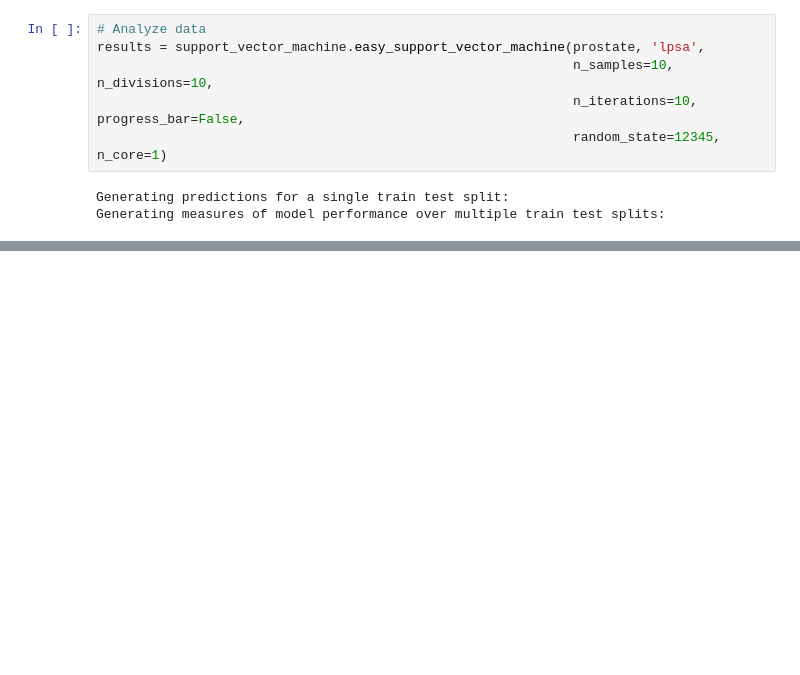
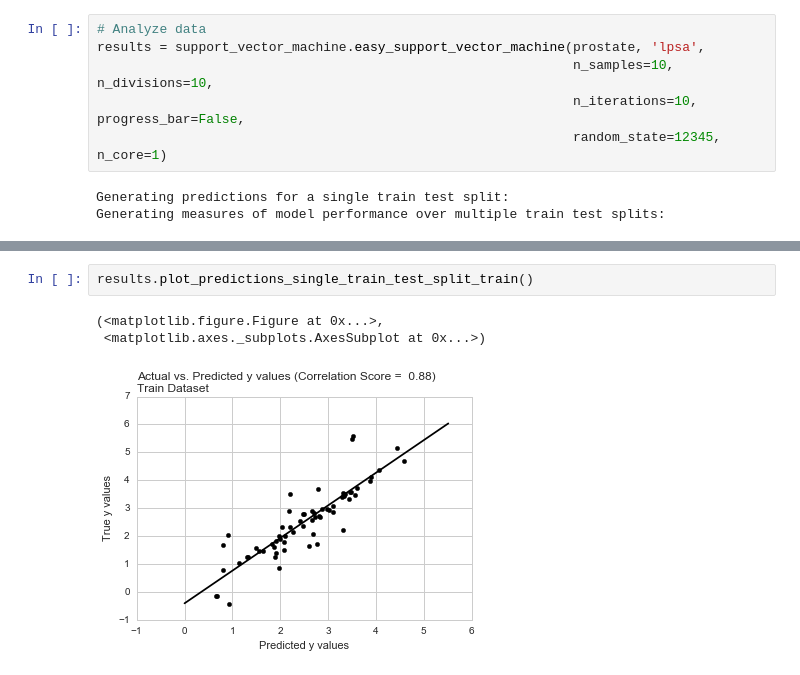
Before and after one commit to CCS-Lab/easyml, a Jupyter notebook: Python/docs/vignettes/prostate.ipynb, the cells around one changed output, grey strips where cells are left out. Cells and saved outputs as stored; diff of their text form; blank space fills up the shorter version.

```diff
--- a/Python/docs/vignettes/prostate.ipynb
+++ b/Python/docs/vignettes/prostate.ipynb
@@ -54,0 +59,6 @@ Now let’s assess the results of the `easy_support_vector_machine` model.
+# %%
+results.plot_predictions_single_train_test_split_train()
+# %% [output]
+(<matplotlib.figure.Figure at 0x...>,
+ <matplotlib.axes._subplots.AxesSubplot at 0x...>)
+[figure, added]
```
Also changed, not shown: parts of 7 cells of this notebook, 7 other files.
